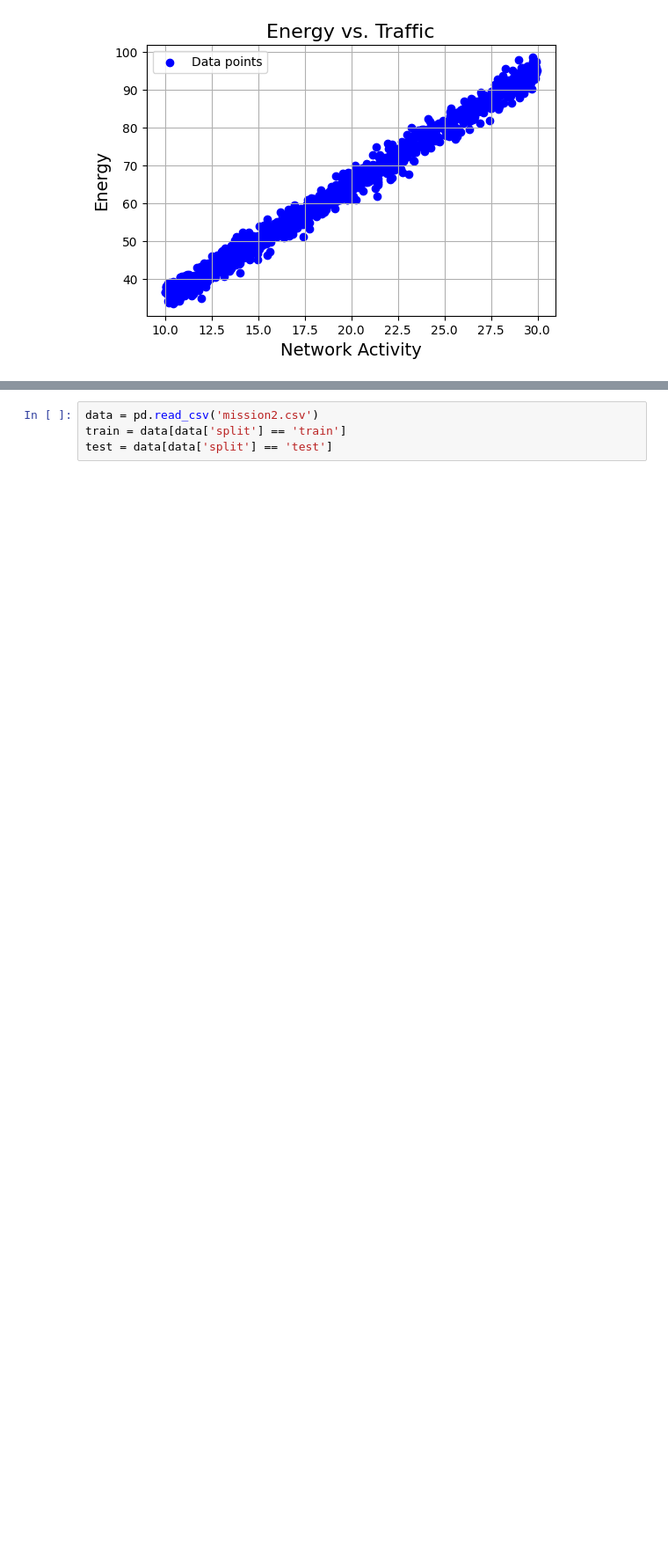
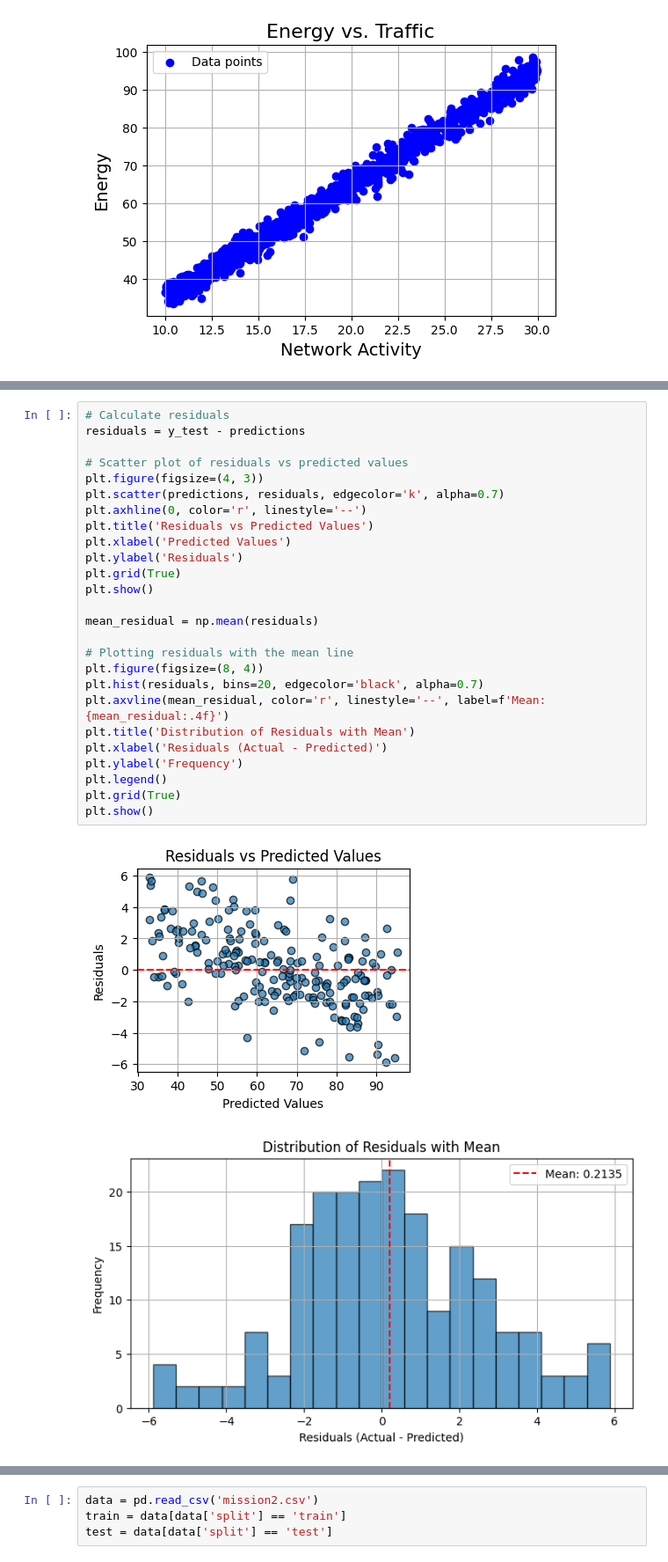
Before and after one commit to eliasborge/introML-ntnu-2024, a Jupyter notebook: Assignment1/Chapter_1.ipynb, the cells around one changed output, grey strips where cells are left out. Shown at 88% size. Cells and saved outputs as stored; diff of their text form; blank space fills up the shorter version.

```diff
--- a/Assignment1/Chapter_1.ipynb
+++ b/Assignment1/Chapter_1.ipynb
@@ -113,0 +136,29 @@ plt.show()
+# %%
+# Calculate residuals
+residuals = y_test - predictions
+
+# Scatter plot of residuals vs predicted values
+plt.figure(figsize=(4, 3))
+plt.scatter(predictions, residuals, edgecolor='k', alpha=0.7)
+plt.axhline(0, color='r', linestyle='--')
+plt.title('Residuals vs Predicted Values')
+plt.xlabel('Predicted Values')
+plt.ylabel('Residuals')
+plt.grid(True)
+plt.show()
+
+mean_residual = np.mean(residuals)
+
+# Plotting residuals with the mean line
+plt.figure(figsize=(8, 4))
+plt.hist(residuals, bins=20, edgecolor='black', alpha=0.7)
+plt.axvline(mean_residual, color='r', linestyle='--', label=f'Mean: {mean_residual:.4f}')
+plt.title('Distribution of Residuals with Mean')
+plt.xlabel('Residuals (Actual - Predicted)')
+plt.ylabel('Frequency')
+plt.legend()
+plt.grid(True)
+plt.show()
+# %% [output]
+[figure, added]
+[figure, added]
```
Also changed, not shown: parts of 3 cells of this notebook, 1 other file.
